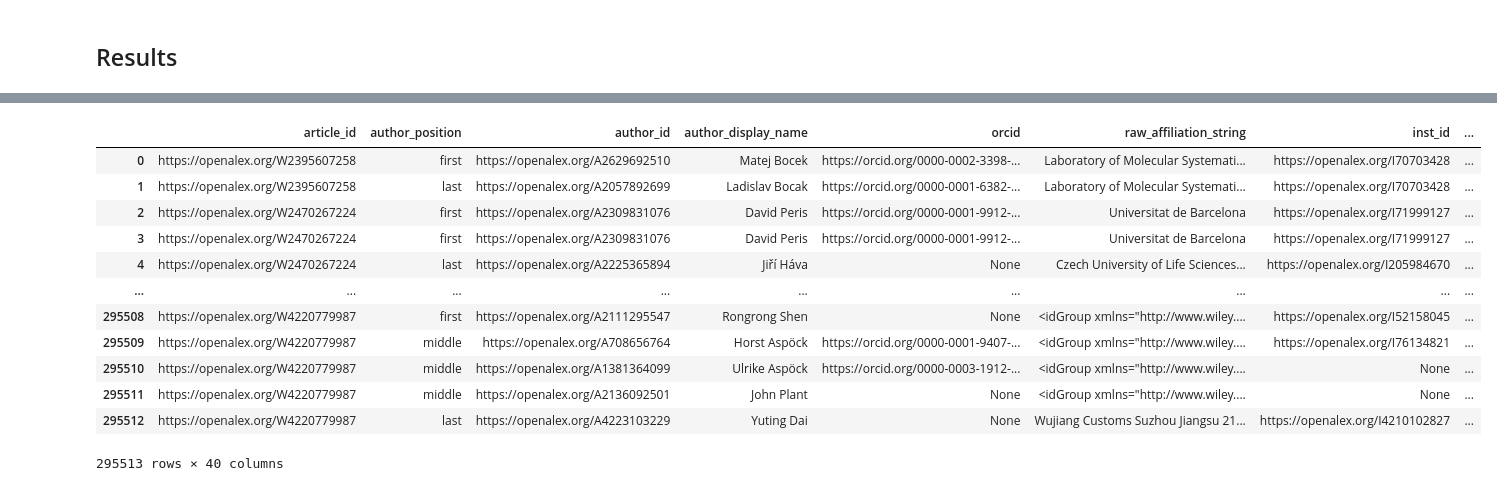
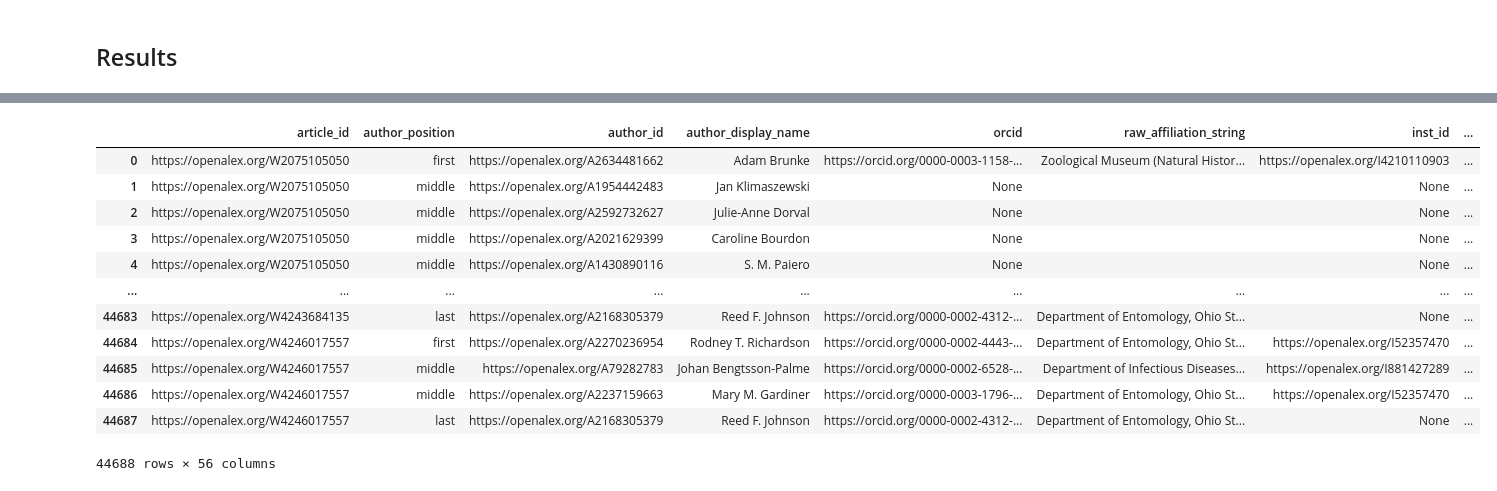
Before and after one commit to AgentschapPlantentuinMeise/Mapping-taxonomists, a Jupyter notebook: 1-2 Preprocessing articles to authors.ipynb, the cells around one changed output, grey strips where cells are left out. Drawn from its saved outputs; the diff is of its cells as text; code cells hidden in the pictures.

Commit message:
Major updates and additions
Addition of reproduction of RLIT methodology with OpenAlex and further changes to own methodology

```diff
--- a/1-2 Preprocessing articles to authors.ipynb
+++ b/1-2 Preprocessing articles to authors.ipynb
@@ -399,2 +241,4 @@ singles_insects
 # %%
-eu_insects = pd.read_pickle("./data/insect_articles_EU.pkl")
+eu_insects = pd.read_pickle("./data/RLIT_method_openalex_EU27_insect_articles.pkl")
+eu_insects = get_dict_info(eu_insects)
+eu_insects
@@ -403,17 +259,17 @@ paneu_insects = pd.read_pickle("./data/insect_articles_paneurope.pkl")
 # %%
-eu_authors = get_authors(eu_insects)
-eu_authors
+eu_insect_authors = get_authors(eu_insects)
+eu_insect_authors
 # %% [output]
 |  | article_id | author_position | author_id | author_display_name | orcid | raw_affiliation_string | inst_id | ... |
-| 0 | https://openalex.org/W2395607258 | first | https://openalex.org/A2629692510 | Matej Bocek | https://orcid.org/0000-0002-3398-... | Laboratory of Molecular Systemati... | https://openalex.org/I70703428 | ... |
-| 1 | https://openalex.org/W2395607258 | last | https://openalex.org/A2057892699 | Ladislav Bocak | https://orcid.org/0000-0001-6382-... | Laboratory of Molecular Systemati... | https://openalex.org/I70703428 | ... |
-| 2 | https://openalex.org/W2470267224 | first | https://openalex.org/A2309831076 | David Peris | https://orcid.org/0000-0001-9912-... | Universitat de Barcelona | https://openalex.org/I71999127 | ... |
-| 3 | https://openalex.org/W2470267224 | first | https://openalex.org/A2309831076 | David Peris | https://orcid.org/0000-0001-9912-... | Universitat de Barcelona | https://openalex.org/I71999127 | ... |
-| 4 | https://openalex.org/W2470267224 | last | https://openalex.org/A2225365894 | Jiří Háva | None | Czech University of Life Sciences... | https://openalex.org/I205984670 | ... |
+| 0 | https://openalex.org/W2075105050 | first | https://openalex.org/A2634481662 | Adam Brunke | https://orcid.org/0000-0003-1158-... | Zoological Museum (Natural Histor... | https://openalex.org/I4210110903 | ... |
+| 1 | https://openalex.org/W2075105050 | middle | https://openalex.org/A1954442483 | Jan Klimaszewski | None |  | None | ... |
+| 2 | https://openalex.org/W2075105050 | middle | https://openalex.org/A2592732627 | Julie-Anne Dorval | None |  | None | ... |
+| 3 | https://openalex.org/W2075105050 | middle | https://openalex.org/A2021629399 | Caroline Bourdon | None |  | None | ... |
+| 4 | https://openalex.org/W2075105050 | middle | https://openalex.org/A1430890116 | S. M. Paiero | None |  | None | ... |
 | ... | ... | ... | ... | ... | ... | ... | ... | ... |
-| 295508 | https://openalex.org/W4220779987 | first | https://openalex.org/A2111295547 | Rongrong Shen | None | <idGroup xmlns="http://www.wiley.... | https://openalex.org/I52158045 | ... |
-| 295509 | https://openalex.org/W4220779987 | middle | https://openalex.org/A708656764 | Horst Aspöck | https://orcid.org/0000-0001-9407-... | <idGroup xmlns="http://www.wiley.... | https://openalex.org/I76134821 | ... |
-| 295510 | https://openalex.org/W4220779987 | middle | https://openalex.org/A1381364099 | Ulrike Aspöck | https://orcid.org/0000-0003-1912-... | <idGroup xmlns="http://www.wiley.... | None | ... |
-| 295511 | https://openalex.org/W4220779987 | middle | https://openalex.org/A2136092501 | John Plant | None | <idGroup xmlns="http://www.wiley.... | None | ... |
-| 295512 | https://openalex.org/W4220779987 | last | https://openalex.org/A4223103229 | Yuting Dai | None | Wujiang Customs Suzhou Jiangsu 21... | https://openalex.org/I4210102827 | ... |
+| 44683 | https://openalex.org/W4243684135 | last | https://openalex.org/A2168305379 | Reed F. Johnson | https://orcid.org/0000-0002-4312-... | Department of Entomology, Ohio St... | None | ... |
+| 44684 | https://openalex.org/W4246017557 | first | https://openalex.org/A2270236954 | Rodney T. Richardson | https://orcid.org/0000-0002-4443-... | Department of Entomology, Ohio St... | https://openalex.org/I52357470 | ... |
+| 44685 | https://openalex.org/W4246017557 | middle | https://openalex.org/A79282783 | Johan Bengtsson-Palme | https://orcid.org/0000-0002-6528-... | Department of Infectious Diseases... | https://openalex.org/I881427289 | ... |
+| 44686 | https://openalex.org/W4246017557 | middle | https://openalex.org/A2237159663 | Mary M. Gardiner | https://orcid.org/0000-0003-1796-... | Department of Entomology, Ohio St... | https://openalex.org/I52357470 | ... |
+| 44687 | https://openalex.org/W4246017557 | last | https://openalex.org/A2168305379 | Reed F. Johnson | https://orcid.org/0000-0002-4312-... | Department of Entomology, Ohio St... | None | ... |
-295513 rows × 40 columns
+44688 rows × 56 columns
```
Also changed, not shown: parts of 48 cells of this notebook, 6 other files.
